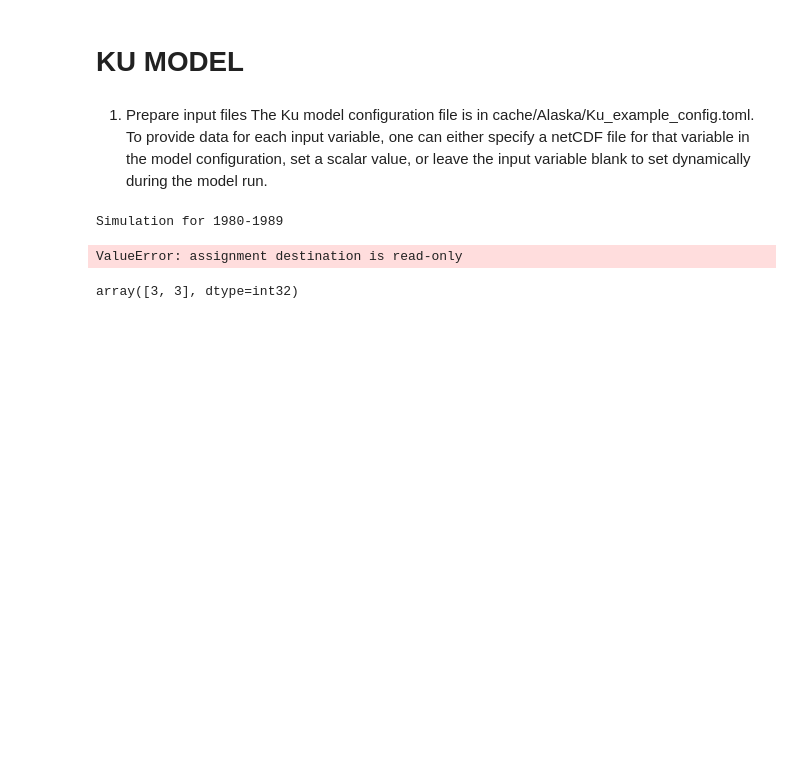
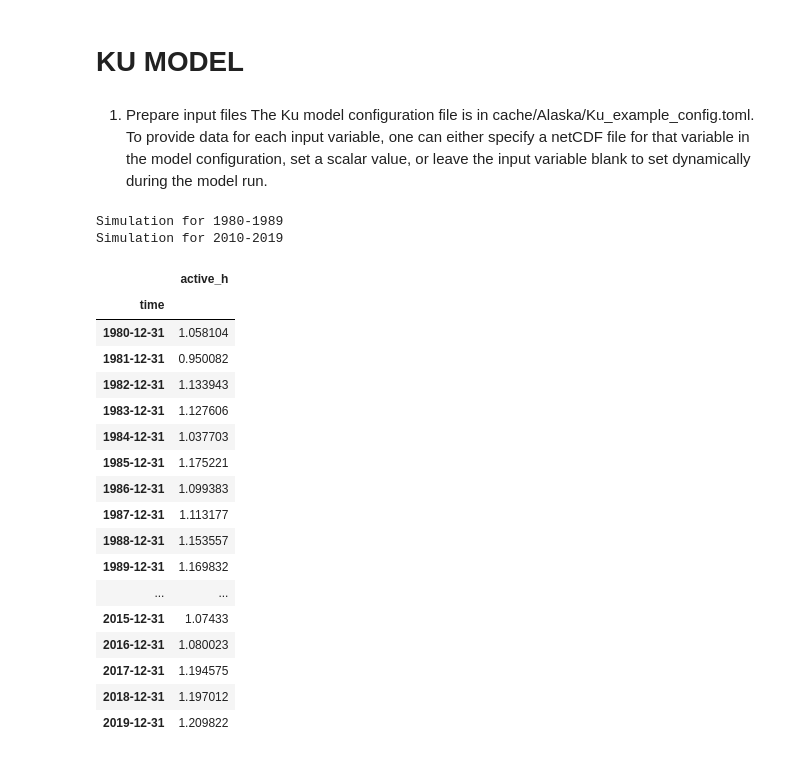
Before and after one commit to ethan-pierce/permafrost_usecase, a Jupyter notebook: permafrost-ku-enhanced.ipynb, the cells around one changed output. Drawn from its saved outputs; the diff is of its cells as text; code cells hidden in the pictures; blank space fills up the shorter version.

```diff
--- a/permafrost-ku-enhanced.ipynb
+++ b/permafrost-ku-enhanced.ipynb
@@ -276,41 +277,52 @@ The Ku model configuration file is in cache/Alaska/Ku_example_config.toml. To pr
 Ku = KuEnhanced()
 Ku.initialize('cache_alaska/Ku_example_config.toml')
 # %%
-ku_results = pd.DataFrame(columns = ['active_layer', 'temperature'], index = input_df.index)
+active_layer = pd.DataFrame(columns = ['active_h'], index = input_df.index)
 
 for start, end in [(1980,1989), (2010,2019)]:
     print('Simulation for {}-{}'.format(start,end))
 
     input_data = input_df[(input_df.index.year>=start) & (input_df.index.year<=end)]
 
-    Ku = KuEnhanced()
+    Ku = BmiKuModel()
     Ku.initialize('cache_alaska/Ku_example_config.toml')
 
-    shape = np.insert(Ku.grid_shape([0]), 0, 10)
+    air_temperature = xr.DataArray(input_data['temp_mean'].values)
+    temp_datacube = Ku._model.broadcast(air_temperature)
+    Ku._model.air_temperature = temp_datacube
 
-    for index, row in input_data.iterrows():
-        air_temperature = np.broadcast_to(np.array(row['temp_mean']), Ku.grid_shape(0))
-        temp_amplitude = np.broadcast_to(np.array(row['temp_amp']), Ku.grid_shape(0))
-        snow_depth = np.broadcast_to(np.array(row['snow_h']), Ku.grid_shape(0))
+    temp_amplitude = xr.DataArray(input_data['temp_amp'].values)
+    amp_datacube = Ku._model.broadcast(temp_amplitude)
+    Ku._model.temperature_amplitude = amp_datacube
 
-        Ku.set_value('air_temperature', air_temperature)
+    snow_depth = xr.DataArray(input_data['snow_h'].values)
+    snow_datacube = Ku._model.broadcast(snow_depth)
+    Ku._model.snow_thickness = snow_datacube
 
-        Ku.air_temperature = air_temperature
-        Ku.temperature_amplitude = temp_amplitude
-        Ku.snow_depth = snow_depth
-
+    for year, (index, row) in enumerate(input_data.iterrows()):
         Ku.update()
-
-        for var in Ku.get_input_var_names():
-            print(var, Ku.get_value(var))
-
-        break
-
-        ku_results.loc[index] = Ku.get_value('active_layer_thickness')[0]
+        active_layer.loc[index] = Ku._model.active_layer_thickness.values[0,0]
 # %% [output]
 Simulation for 1980-1989
+Simulation for 2010-2019
-ValueError: assignment destination is read-only
-# %%
-Ku.grid_shape(0)
-# %% [output]
-array([3, 3], dtype=int32)
+# %%
+active_layer
+# %% [output]
+|  | active_h |
+| time |  |
+| 1980-12-31 | 1.058104 |
+| 1981-12-31 | 0.950082 |
+| 1982-12-31 | 1.133943 |
+| 1983-12-31 | 1.127606 |
+| 1984-12-31 | 1.037703 |
+| 1985-12-31 | 1.175221 |
+| 1986-12-31 | 1.099383 |
+| 1987-12-31 | 1.113177 |
+| 1988-12-31 | 1.153557 |
+| 1989-12-31 | 1.169832 |
+| ... | ... |
+| 2015-12-31 | 1.07433 |
+| 2016-12-31 | 1.080023 |
+| 2017-12-31 | 1.194575 |
+| 2018-12-31 | 1.197012 |
+| 2019-12-31 | 1.209822 |
```
Also changed, not shown: parts of 2 cells of this notebook, 2 other files.
